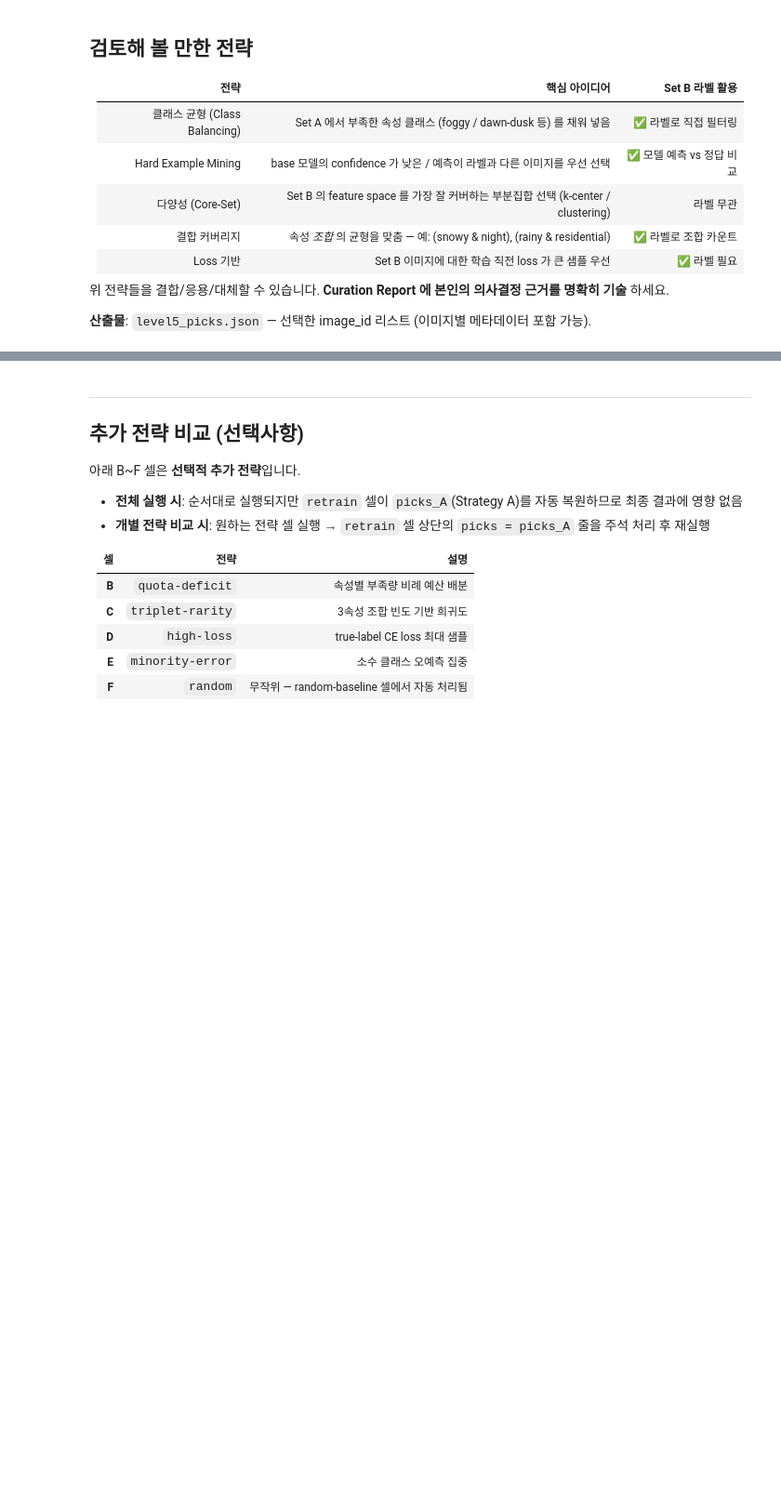
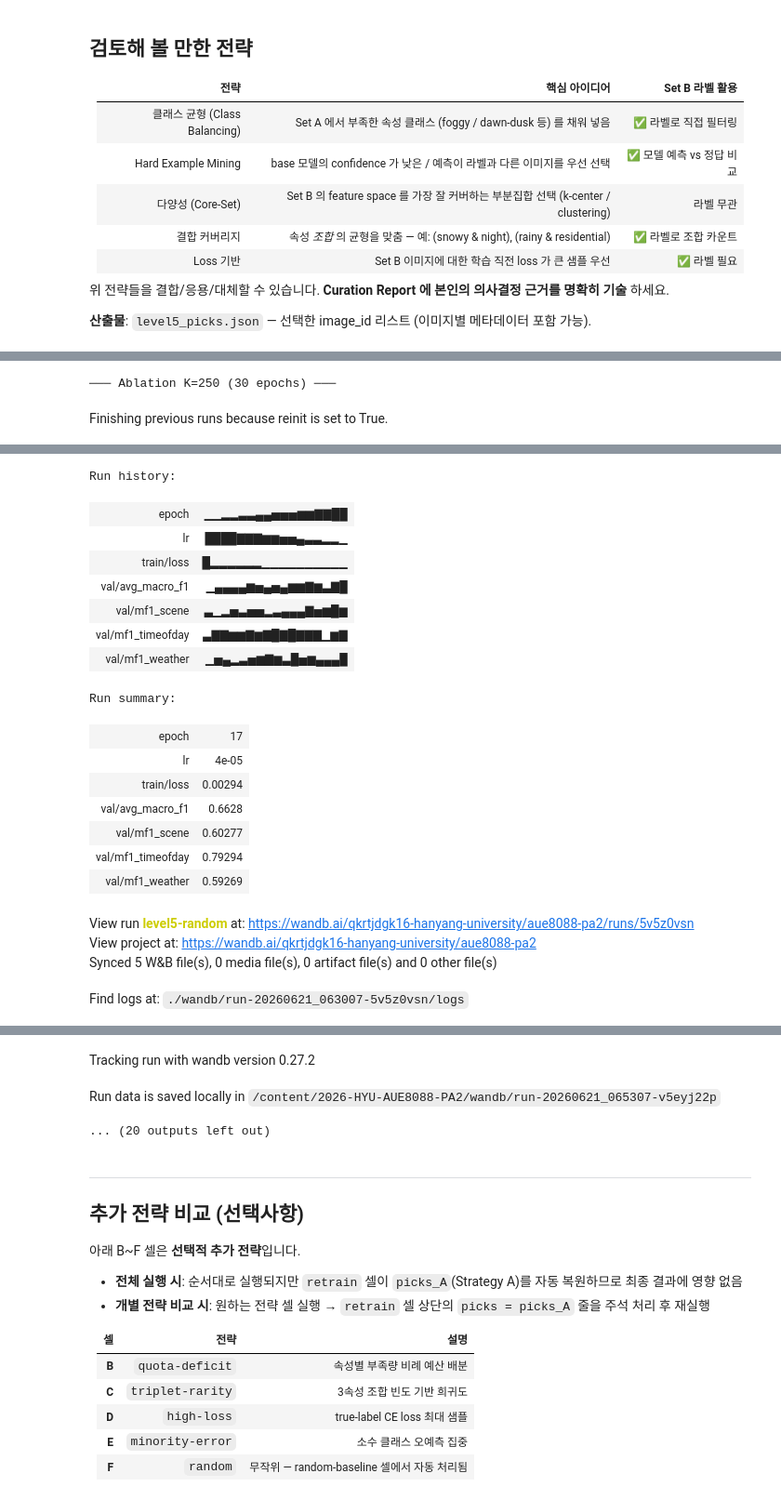
Before and after one commit to Seongha-parkk/2026-HYU-AUE8088-PA2, a Jupyter notebook: notebooks/level5_data_mining.ipynb, the cells around one changed output, grey strips where cells are left out. Shown at 93% size. Drawn from its saved outputs; the diff is of its cells as text; code cells hidden in the pictures; blank space fills up the shorter version.

```diff
--- a/notebooks/level5_data_mining.ipynb
+++ b/notebooks/level5_data_mining.ipynb
@@ -252,7 +286,7 @@ def train_transform_l5(img_size=224):
 
 ablation_mf1 = {}
 
-for K_abl in [250, 500]:
+for K_abl in [500]:
     print(f"\n─── Ablation K={K_abl} (30 epochs) ───")
     abl_extra = [(set_b.samples[i].image_id, set_b.samples[i].weather,
                   set_b.samples[i].scene,    set_b.samples[i].timeofday)
@@ -314,3 +348,6 @@ for K_abl in [250, 500]:
     print(f"✓ K={K_abl} → Avg-MF1={ablation_mf1[K_abl]:.4f}")
 
 print(f"\n[Ablation 중간] K=250:{ablation_mf1[250]:.4f}  K=500:{ablation_mf1[500]:.4f}  K=1000:(retrain 후 확인)")
+# %% [output]
+─── Ablation K=250 (30 epochs) ───
+Finishing previous runs because reinit is set to True.
@@ -316,0 +355,20 @@ print(f"\n[Ablation 중간] K=250:{ablation_mf1[250]:.4f}  K=500:{ablation_mf1[5
+Run history:
+| epoch | ▁▁▂▂▃▃▄▄▅▅▅▆▆▇▇██ |
+| lr | ████▇▇▇▆▆▅▅▄▃▃▂▂▁ |
+| train/loss | █▂▂▂▂▂▂▁▁▁▁▁▁▁▁▁▁ |
+| val/avg_macro_f1 | ▁▄▄▄▄▆▅▄▅▄▆▆▇▆▃▇█ |
+| val/mf1_scene | ▃▁▂▅▃▅▅▂▃▄▄▄▇▅▆█▆ |
+| val/mf1_timeofday | ▃▇▇▆▆▇▆▇█▇█▇▇▇▁▆▇ |
+| val/mf1_weather | ▁▅▄▂▃▅▆▇▆▃█▅▆▄▄▄█ |
+Run summary:
+| epoch | 17 |
+| lr | 4e-05 |
+| train/loss | 0.00294 |
+| val/avg_macro_f1 | 0.6628 |
+| val/mf1_scene | 0.60277 |
+| val/mf1_timeofday | 0.79294 |
+| val/mf1_weather | 0.59269 |
+View run level5-random at: https://wandb.ai/qkrtjdgk16-hanyang-university/aue8088-pa2/runs/5v5z0vsn
+View project at: https://wandb.ai/qkrtjdgk16-hanyang-university/aue8088-pa2
+Synced 5 W&B file(s), 0 media file(s), 0 artifact file(s) and 0 other file(s)
+Find logs at: ./wandb/run-20260621_063007-5v5z0vsn/logs
@@ -317,3 +376,6 @@ print(f"\n[Ablation 중간] K=250:{ablation_mf1[250]:.4f}  K=500:{ablation_mf1[5
+Tracking run with wandb version 0.27.2
+Run data is saved locally in /content/2026-HYU-AUE8088-PA2/wandb/run-20260621_065307-v5eyj22p
+... (20 outputs left out)
 # %%
 # ── Random-1000 Baseline (DI score 분모) ─────────────────────────────────
 rng        = np.random.default_rng(SEED)
```
Also changed, not shown: parts of 8 cells of this notebook.
